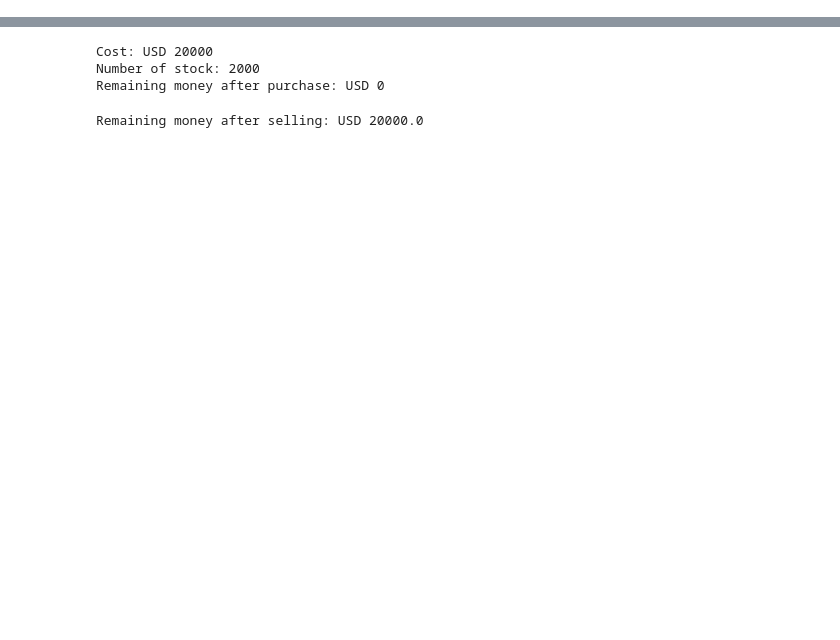
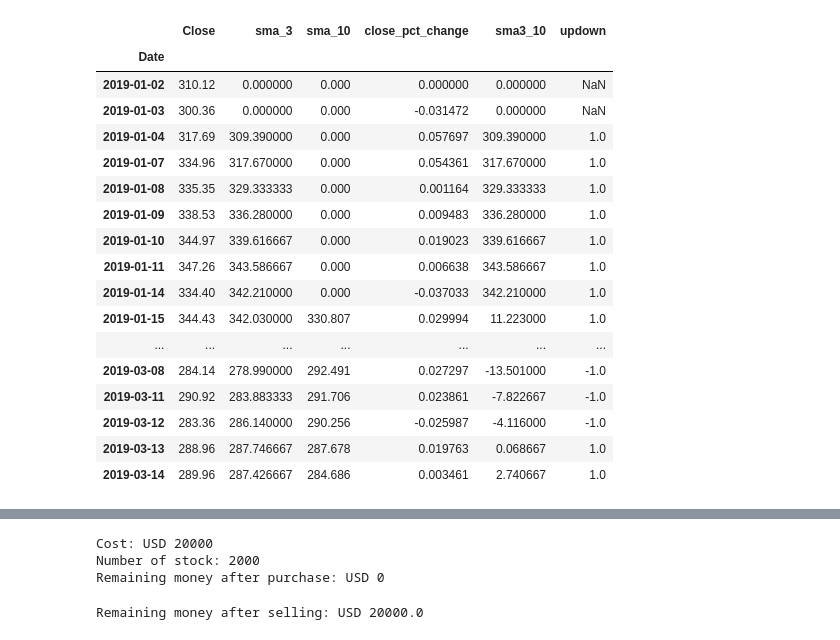
Before and after one commit to osbertc/cheatsheet, a Jupyter notebook: yfinance.ipynb, the cells around one changed output, grey strips where cells are left out. Saved outputs shown, nothing was run; the diff lists cells and outputs as text; code cells hidden in the pictures; blank space fills up the shorter version.

```diff
--- a/yfinance.ipynb
+++ b/yfinance.ipynb
@@ -27,21 +76,41 @@ There are : 43 datapoints
 # %%
 # Compare sma 3 days vs sma 10 days, by 3 - 10
 sma['sma3_10'] = sma['sma_3'] - sma['sma_10']
 
 calc = []
 for row in sma['sma3_10']:
     if row > 0: # if 3 > 10, upward trend
         calc.append('1')
     elif row < 0: # if 3 < 10, downward trend
         calc.append('-1')
     elif row is 0: # 3 = 10, no change trend
         calc.append('0')
     else:
         calc.append('NaN')
 sma['updown'] = calc
 sma['updown'] = sma.updown.astype(float)
 
-#sma.tail(50)
+
+sma.head(50)
+# %% [output]
+|  | Close | sma_3 | sma_10 | close_pct_change | sma3_10 | updown |
+| Date |  |  |  |  |  |  |
+| 2019-01-02 | 310.12 | 0.000000 | 0.000 | 0.000000 | 0.000000 | NaN |
+| 2019-01-03 | 300.36 | 0.000000 | 0.000 | -0.031472 | 0.000000 | NaN |
+| 2019-01-04 | 317.69 | 309.390000 | 0.000 | 0.057697 | 309.390000 | 1.0 |
+| 2019-01-07 | 334.96 | 317.670000 | 0.000 | 0.054361 | 317.670000 | 1.0 |
+| 2019-01-08 | 335.35 | 329.333333 | 0.000 | 0.001164 | 329.333333 | 1.0 |
+| 2019-01-09 | 338.53 | 336.280000 | 0.000 | 0.009483 | 336.280000 | 1.0 |
+| 2019-01-10 | 344.97 | 339.616667 | 0.000 | 0.019023 | 339.616667 | 1.0 |
+| 2019-01-11 | 347.26 | 343.586667 | 0.000 | 0.006638 | 343.586667 | 1.0 |
+| 2019-01-14 | 334.40 | 342.210000 | 0.000 | -0.037033 | 342.210000 | 1.0 |
+| 2019-01-15 | 344.43 | 342.030000 | 330.807 | 0.029994 | 11.223000 | 1.0 |
+| ... | ... | ... | ... | ... | ... | ... |
+| 2019-03-08 | 284.14 | 278.990000 | 292.491 | 0.027297 | -13.501000 | -1.0 |
+| 2019-03-11 | 290.92 | 283.883333 | 291.706 | 0.023861 | -7.822667 | -1.0 |
+| 2019-03-12 | 283.36 | 286.140000 | 290.256 | -0.025987 | -4.116000 | -1.0 |
+| 2019-03-13 | 288.96 | 287.746667 | 287.678 | 0.019763 | 0.068667 | 1.0 |
+| 2019-03-14 | 289.96 | 287.426667 | 284.686 | 0.003461 | 2.740667 | 1.0 |
 # %%
 # sign of buy and sell
 
```
Also changed, not shown: parts of 8 cells of this notebook, 1 other file.
